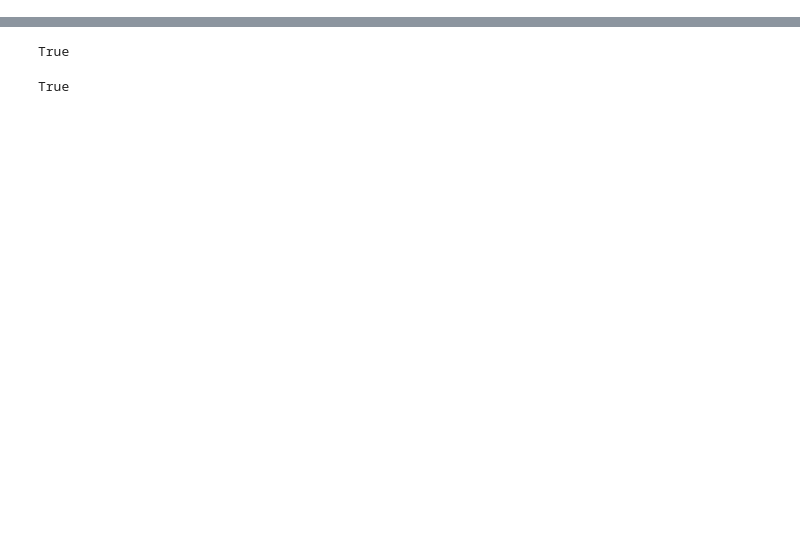
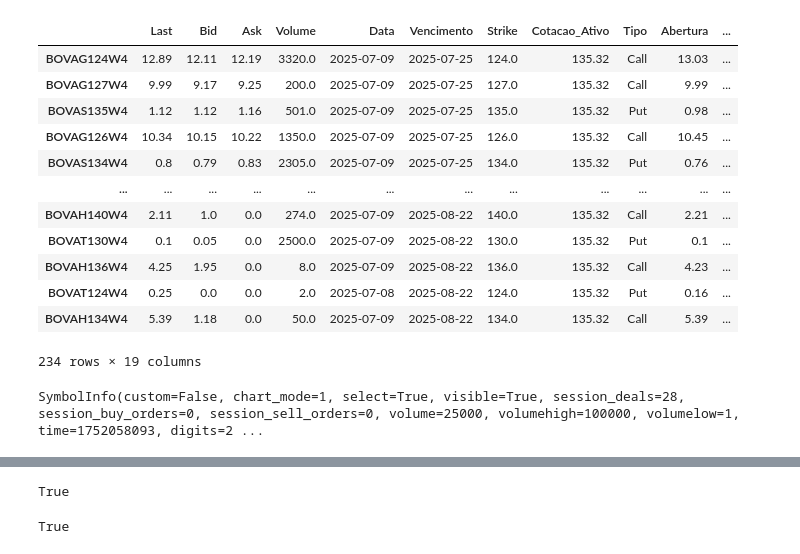
Before and after one commit to Edu-Moreira/Estudos-de-Python, a Jupyter notebook: Opções.ipynb, the cells around one changed output, grey strips where cells are left out. Cells and saved outputs as stored; diff of their text form; code cells hidden in the pictures; blank space fills up the shorter version.

```diff
--- a/Opções.ipynb
+++ b/Opções.ipynb
@@ -6,7 +6,7 @@ import time
 import numpy as np
 # %%
 # String inicial
-base_string = 'PETR'
+base_string = 'BOVA'
 
 # Gerar a lista com as variações de 'VALEA' até 'VALEZ'
 result = [base_string + chr(i) for i in range(ord('A'), ord('Z') + 1)]
@@ -62,13 +79,23 @@ for i in range(len(lista_opcoes)):
             'Bid': symbol_info.bid,
             'Ask': symbol_info.ask,
             'Volume': symbol_info.session_volume,
+            'Data': datetime.fromtimestamp(symbol_info.time).strftime('%Y-%m-%d'),
             'Vencimento': datetime.fromtimestamp(symbol_info.expiration_time).strftime('%Y-%m-%d'),
             'Strike': symbol_info.option_strike,
             'Cotacao_Ativo' : cota,
+            'Tipo': symbol_info.option_right,
             # 'Vencimento': symbol_info.expiration_time,
             'Abertura': symbol_info.session_open
         }
 
 # Exibir o dicionário para conferir
 print(dicionario_opcoes)
+
+grade_opcoes = pd.DataFrame(dicionario_opcoes).T
+
+opcoes_negociadas = grade_opcoes[grade_opcoes['Volume'] != 0]
+opcoes_negociadas.loc[opcoes_negociadas['Tipo'] == 0, 'Tipo'] = 'Call'
+opcoes_negociadas.loc[opcoes_negociadas['Tipo'] == 1, 'Tipo'] = 'Put'
+
+df_opcoes = opcoes_negociadas.sort_values(by='Vencimento')
 # %% [output]
@@ -96,0 +195,24 @@ opcoes_negociadas
+# %%
+df_comp = calcular_gregas_blackscholes(df_opcoes, vol = 0.1342,taxa_r=0.1490)
+
+df_comp['UpSide'] = df_comp['Last'] - df_comp['BS_Preco']
+
+df_comp.loc[(df_comp['Dias_para_Venc'] >=15) & (df_comp['Dias_para_Venc'] <= 45) ]
+# %% [output]
+|  | Last | Bid | Ask | Volume | Data | Vencimento | Strike | Cotacao_Ativo | Tipo | Abertura | ... |
+| BOVAG124W4 | 12.89 | 12.11 | 12.19 | 3320.0 | 2025-07-09 | 2025-07-25 | 124.0 | 135.32 | Call | 13.03 | ... |
+| BOVAG127W4 | 9.99 | 9.17 | 9.25 | 200.0 | 2025-07-09 | 2025-07-25 | 127.0 | 135.32 | Call | 9.99 | ... |
+| BOVAS135W4 | 1.12 | 1.12 | 1.16 | 501.0 | 2025-07-09 | 2025-07-25 | 135.0 | 135.32 | Put | 0.98 | ... |
+| BOVAG126W4 | 10.34 | 10.15 | 10.22 | 1350.0 | 2025-07-09 | 2025-07-25 | 126.0 | 135.32 | Call | 10.45 | ... |
+| BOVAS134W4 | 0.8 | 0.79 | 0.83 | 2305.0 | 2025-07-09 | 2025-07-25 | 134.0 | 135.32 | Put | 0.76 | ... |
+| ... | ... | ... | ... | ... | ... | ... | ... | ... | ... | ... | ... |
+| BOVAH140W4 | 2.11 | 1.0 | 0.0 | 274.0 | 2025-07-09 | 2025-08-22 | 140.0 | 135.32 | Call | 2.21 | ... |
+| BOVAT130W4 | 0.1 | 0.05 | 0.0 | 2500.0 | 2025-07-09 | 2025-08-22 | 130.0 | 135.32 | Put | 0.1 | ... |
+| BOVAH136W4 | 4.25 | 1.95 | 0.0 | 8.0 | 2025-07-09 | 2025-08-22 | 136.0 | 135.32 | Call | 4.23 | ... |
+| BOVAT124W4 | 0.25 | 0.0 | 0.0 | 2.0 | 2025-07-08 | 2025-08-22 | 124.0 | 135.32 | Put | 0.16 | ... |
+| BOVAH134W4 | 5.39 | 1.18 | 0.0 | 50.0 | 2025-07-09 | 2025-08-22 | 134.0 | 135.32 | Call | 5.39 | ... |
+234 rows × 19 columns
+# %%
+mt5.symbol_info('BOVAS132W2')
+# %% [output]
+SymbolInfo(custom=False, chart_mode=1, select=True, visible=True, session_deals=28, session_buy_orders=0, session_sell_orders=0, volume=25000, volumehigh=100000, volumelow=1, time=1752058093, digits=2 ...
```
Also changed, not shown: parts of 8 cells of this notebook.
